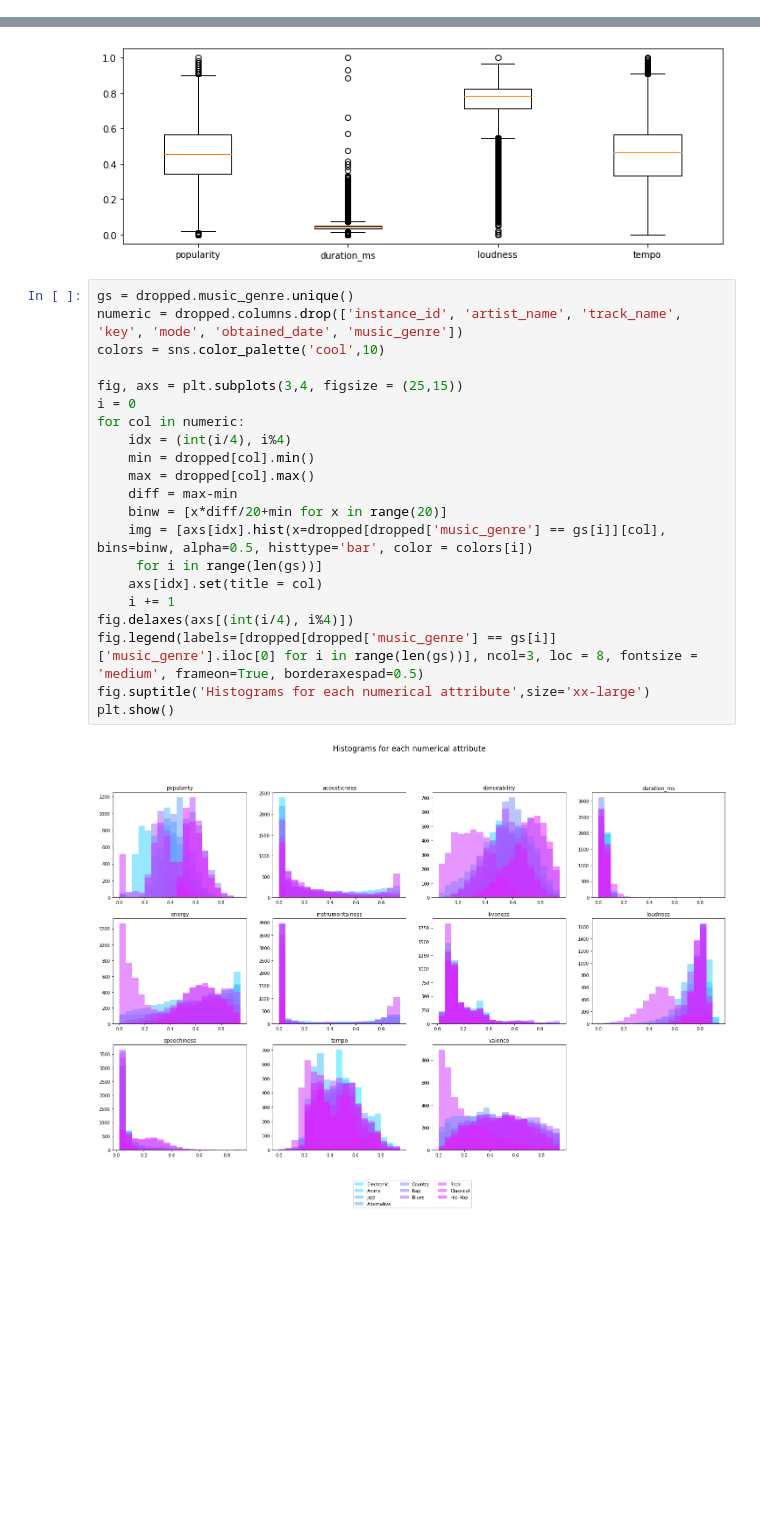
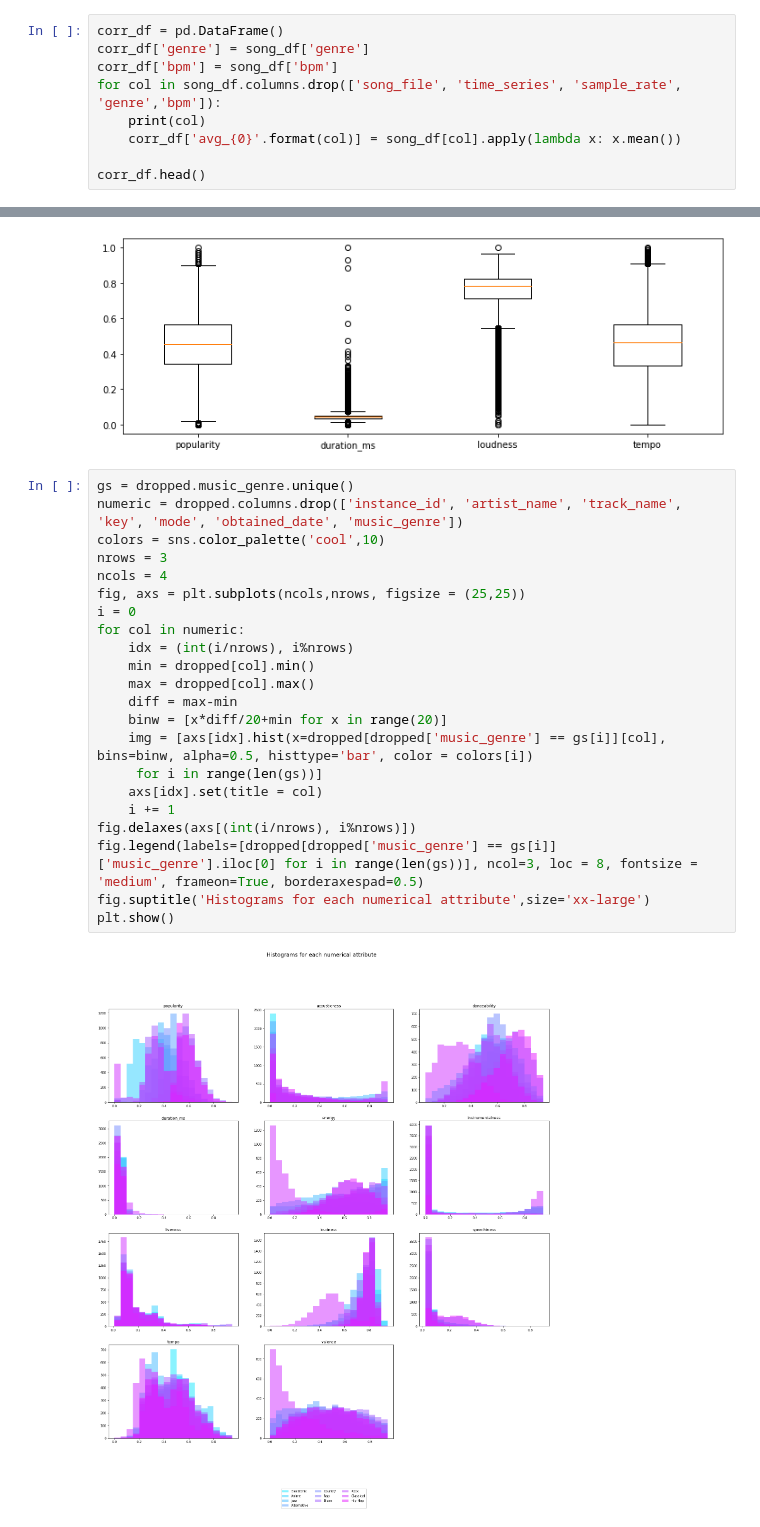
Before and after one commit to alarsen123/music-genre-classification, a Jupyter notebook: MLP2/analysis/analysis.ipynb, the cells around one changed output, grey strips where cells are left out. Drawn from its saved outputs; the diff is of its cells as text; blank space fills up the shorter version.

```diff
--- a/MLP2/analysis/analysis.ipynb
+++ b/MLP2/analysis/analysis.ipynb
@@ -103,0 +120,9 @@ song_df
+# %%
+corr_df = pd.DataFrame()
+corr_df['genre'] = song_df['genre']
+corr_df['bpm'] = song_df['bpm']
+for col in song_df.columns.drop(['song_file', 'time_series', 'sample_rate', 'genre','bpm']):
+    print(col)
+    corr_df['avg_{0}'.format(col)] = song_df[col].apply(lambda x: x.mean())
+
+corr_df.head()
@@ -434,23 +457,24 @@ plt.show()
 # %%
 gs = dropped.music_genre.unique()
 numeric = dropped.columns.drop(['instance_id', 'artist_name', 'track_name', 'key', 'mode', 'obtained_date', 'music_genre'])
 colors = sns.color_palette('cool',10)
-
-fig, axs = plt.subplots(3,4, figsize = (25,15))
+nrows = 3
+ncols = 4
+fig, axs = plt.subplots(ncols,nrows, figsize = (25,25))
 i = 0
 for col in numeric:
-    idx = (int(i/4), i%4)
+    idx = (int(i/nrows), i%nrows)
     min = dropped[col].min()
     max = dropped[col].max()
     diff = max-min
     binw = [x*diff/20+min for x in range(20)]
     img = [axs[idx].hist(x=dropped[dropped['music_genre'] == gs[i]][col], bins=binw, alpha=0.5, histtype='bar', color = colors[i])
      for i in range(len(gs))]
     axs[idx].set(title = col)
     i += 1
-fig.delaxes(axs[(int(i/4), i%4)])
+fig.delaxes(axs[(int(i/nrows), i%nrows)])
 fig.legend(labels=[dropped[dropped['music_genre'] == gs[i]]['music_genre'].iloc[0] for i in range(len(gs))], ncol=3, loc = 8, fontsize = 'medium', frameon=True, borderaxespad=0.5)
 fig.suptitle('Histograms for each numerical attribute',size='xx-large')
 plt.show()
 # %% [output]
-[figure, old version]
+[figure, new version]
```
Also changed, not shown: parts of 19 cells of this notebook, 1 other file.
